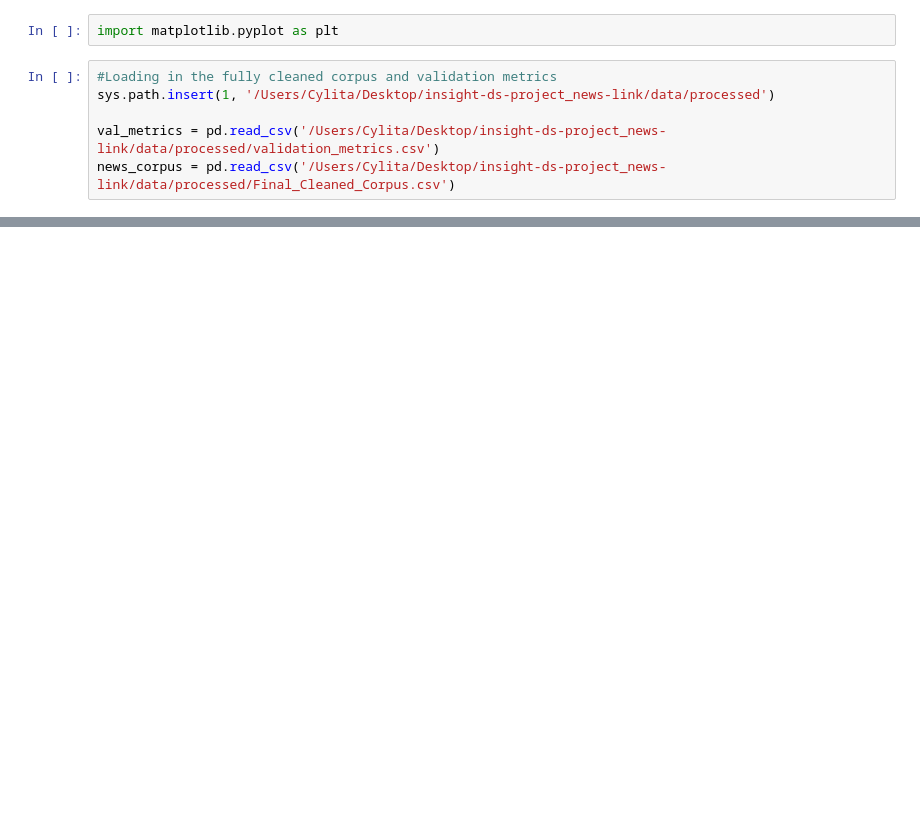
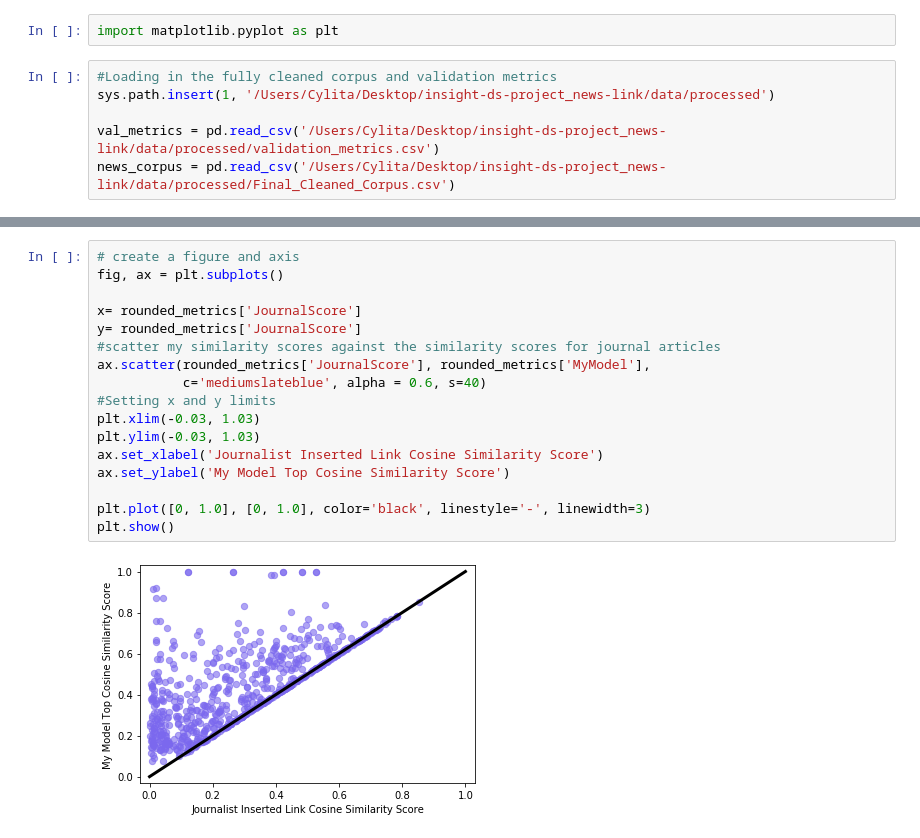
Before and after one commit to CylitaGuy/news-link, a Jupyter notebook: notebooks/Data_Viz.ipynb, the cells around one changed output, grey strips where cells are left out. Saved outputs shown, nothing was run; the diff lists cells and outputs as text; blank space fills up the shorter version.

```diff
--- a/notebooks/Data_Viz.ipynb
+++ b/notebooks/Data_Viz.ipynb
@@ -43,0 +52,19 @@ Text(0, 0.5, 'My Model Link')
+# %%
+# create a figure and axis
+fig, ax = plt.subplots()
+
+x= rounded_metrics['JournalScore']
+y= rounded_metrics['JournalScore']
+#scatter my similarity scores against the similarity scores for journal articles
+ax.scatter(rounded_metrics['JournalScore'], rounded_metrics['MyModel'],
+           c='mediumslateblue', alpha = 0.6, s=40)
+#Setting x and y limits
+plt.xlim(-0.03, 1.03)
+plt.ylim(-0.03, 1.03)
+ax.set_xlabel('Journalist Inserted Link Cosine Similarity Score')
+ax.set_ylabel('My Model Top Cosine Similarity Score')
+
+plt.plot([0, 1.0], [0, 1.0], color='black', linestyle='-', linewidth=3)
+plt.show()
+# %% [output]
+[figure, added]
```
Also changed, not shown: parts of 11 cells of this notebook.
